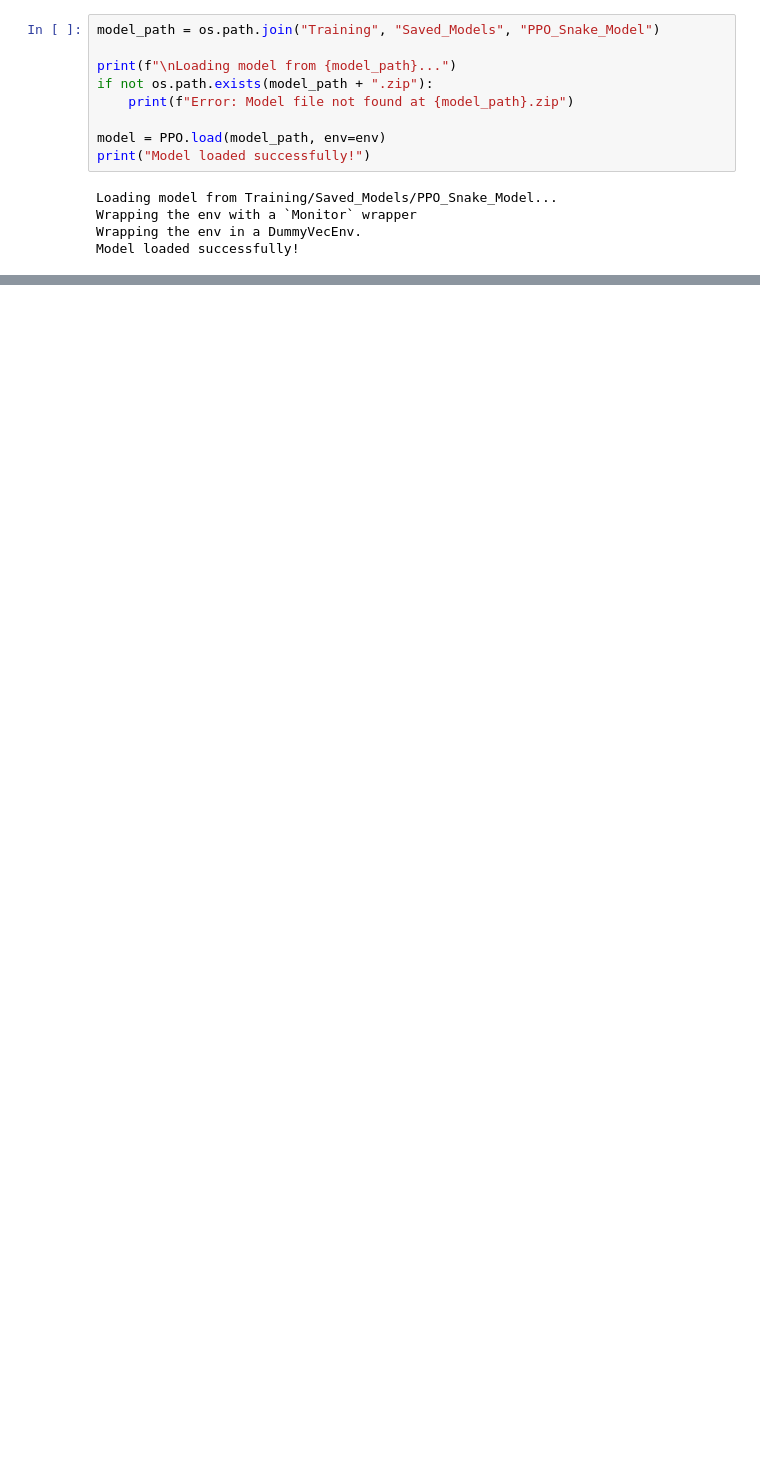
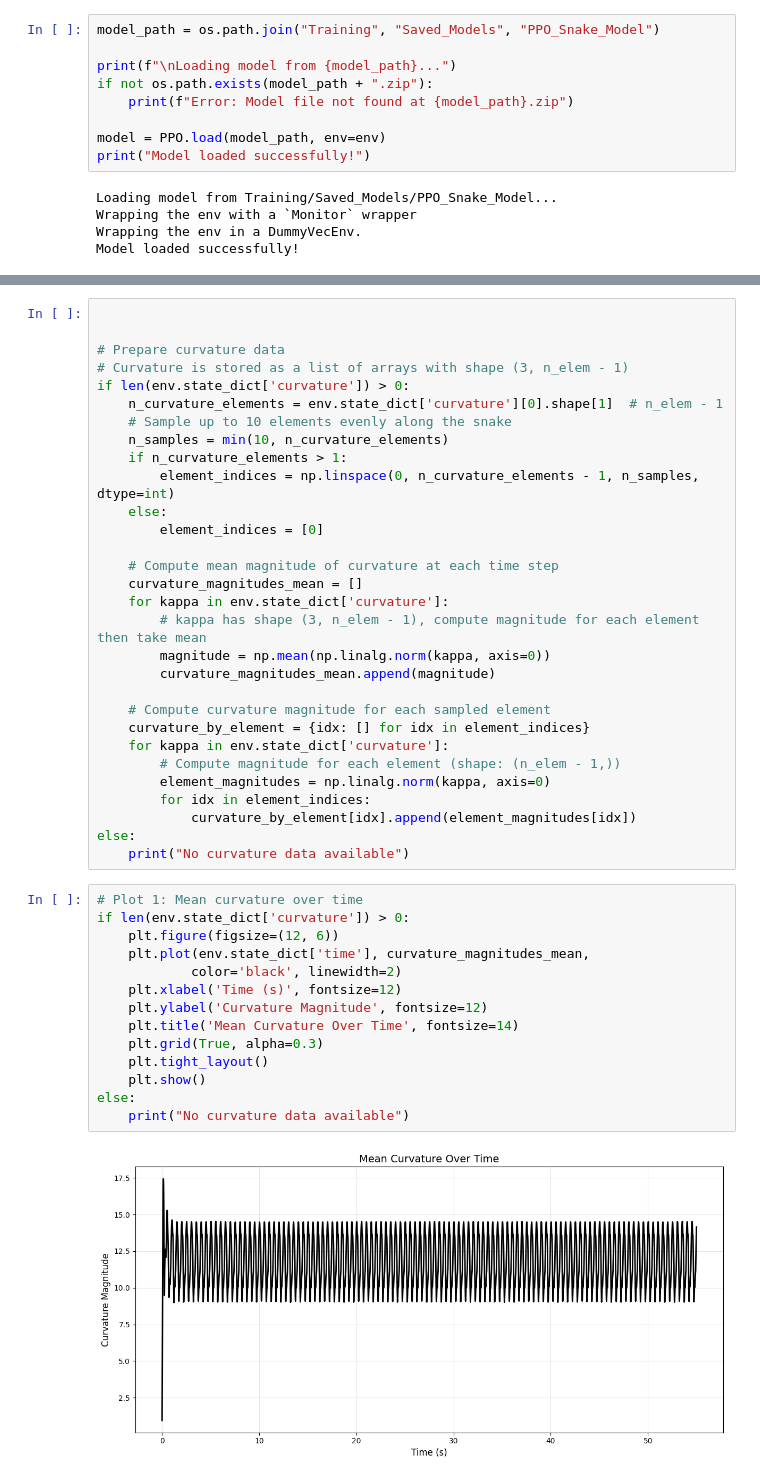
Before and after one commit to Albatross679/RL-ElasticaSnake, a Jupyter notebook: test.ipynb, the cells around one changed output, grey strips where cells are left out. Saved outputs shown, nothing was run; the diff lists cells and outputs as text; blank space fills up the shorter version.

```diff
--- a/test.ipynb
+++ b/test.ipynb
@@ -173,0 +169,46 @@ Plotting limited video: using 1500 of 3283 frames, 27.28 fps, 54.98 seconds dura
+# %%
+
+
+# Prepare curvature data
+# Curvature is stored as a list of arrays with shape (3, n_elem - 1)
+if len(env.state_dict['curvature']) > 0:
+    n_curvature_elements = env.state_dict['curvature'][0].shape[1]  # n_elem - 1
+    # Sample up to 10 elements evenly along the snake
+    n_samples = min(10, n_curvature_elements)
+    if n_curvature_elements > 1:
+        element_indices = np.linspace(0, n_curvature_elements - 1, n_samples, dtype=int)
+    else:
+        element_indices = [0]
+
+    # Compute mean magnitude of curvature at each time step
+    curvature_magnitudes_mean = []
+    for kappa in env.state_dict['curvature']:
+        # kappa has shape (3, n_elem - 1), compute magnitude for each element then take mean
+        magnitude = np.mean(np.linalg.norm(kappa, axis=0))
+        curvature_magnitudes_mean.append(magnitude)
+
+    # Compute curvature magnitude for each sampled element
+    curvature_by_element = {idx: [] for idx in element_indices}
+    for kappa in env.state_dict['curvature']:
+        # Compute magnitude for each element (shape: (n_elem - 1,))
+        element_magnitudes = np.linalg.norm(kappa, axis=0)
+        for idx in element_indices:
+            curvature_by_element[idx].append(element_magnitudes[idx])
+else:
+    print("No curvature data available")
+# %%
+# Plot 1: Mean curvature over time
+if len(env.state_dict['curvature']) > 0:
+    plt.figure(figsize=(12, 6))
+    plt.plot(env.state_dict['time'], curvature_magnitudes_mean,
+            color='black', linewidth=2)
+    plt.xlabel('Time (s)', fontsize=12)
+    plt.ylabel('Curvature Magnitude', fontsize=12)
+    plt.title('Mean Curvature Over Time', fontsize=14)
+    plt.grid(True, alpha=0.3)
+    plt.tight_layout()
+    plt.show()
+else:
+    print("No curvature data available")
+# %% [output]
+[figure, added]
```
Also changed, not shown: parts of 7 cells of this notebook, 8 other files.
